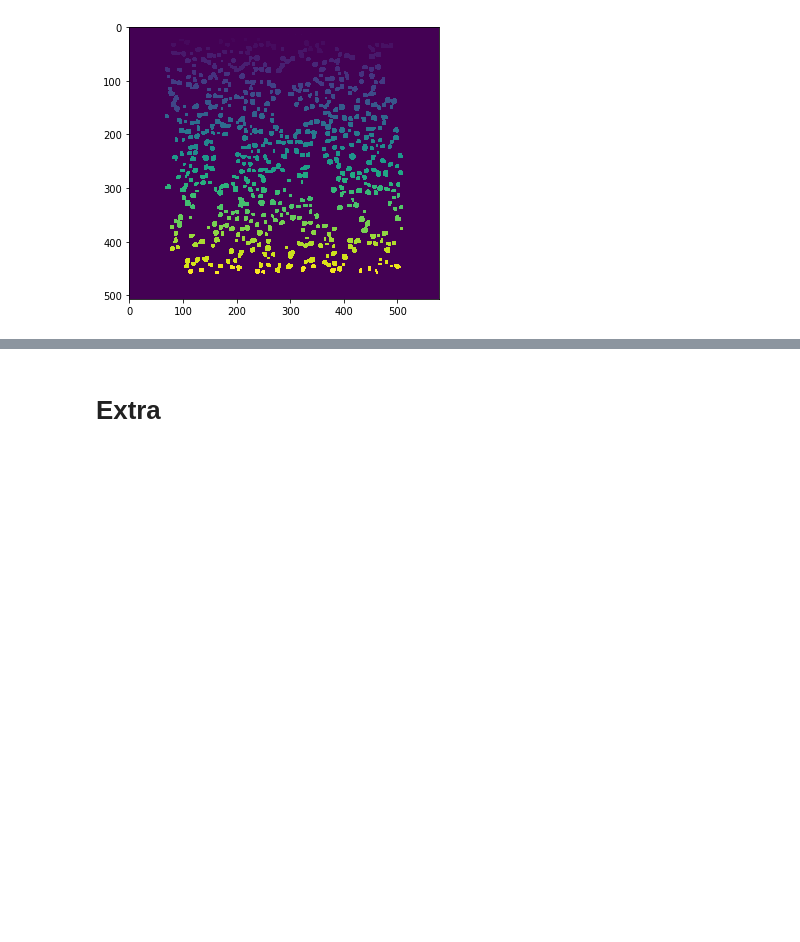
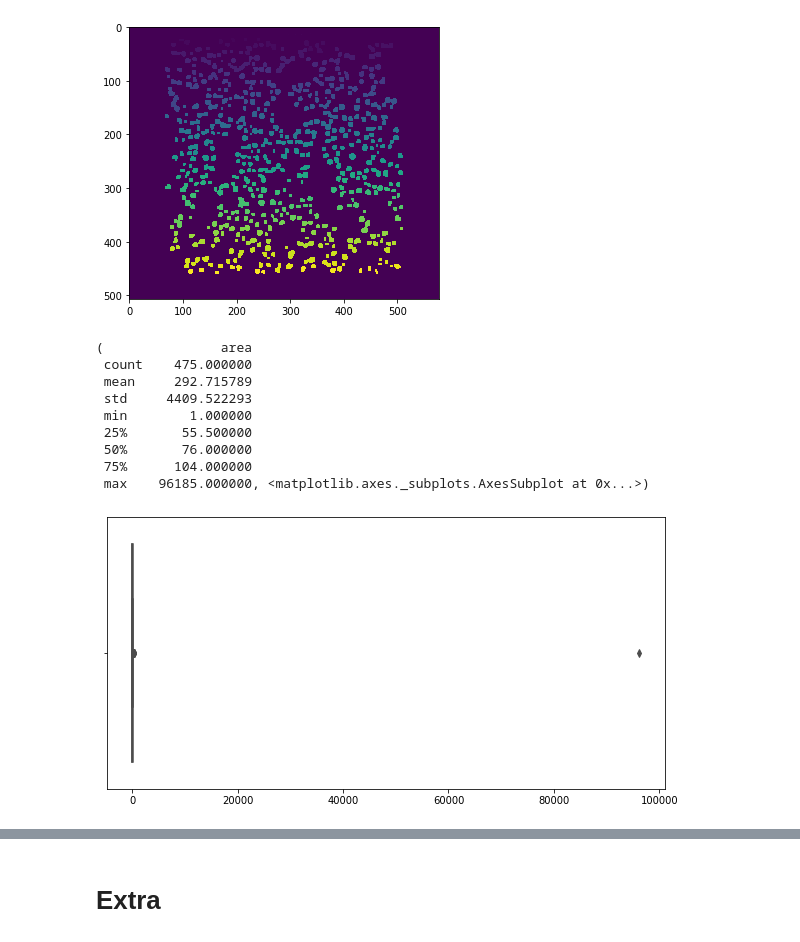
Before and after one commit to gmagannaDevelop/ImagenesTercerParcial, a Jupyter notebook: Pregunta 6.ipynb, the cells around one changed output, grey strips where cells are left out. Drawn from its saved outputs; the diff is of its cells as text; code cells hidden in the pictures; blank space fills up the shorter version.

```diff
--- a/Pregunta 6.ipynb
+++ b/Pregunta 6.ipynb
@@ -161,0 +164,17 @@ print(n_objs)
+# %%
+areas = pd.core.frame.DataFrame({
+    'area': map(lambda x: x.area, objs)
+})
+# %%
+areas.describe(), sns.boxplot(areas)
+# %% [output]
+(               area
+ count    475.000000
+ mean     292.715789
+ std     4409.522293
+ min        1.000000
+ 25%       55.500000
+ 50%       76.000000
+ 75%      104.000000
+ max    96185.000000, <matplotlib.axes._subplots.AxesSubplot at 0x...>)
+[figure, added]
```
Also changed, not shown: parts of 5 cells of this notebook, 2 other files.
